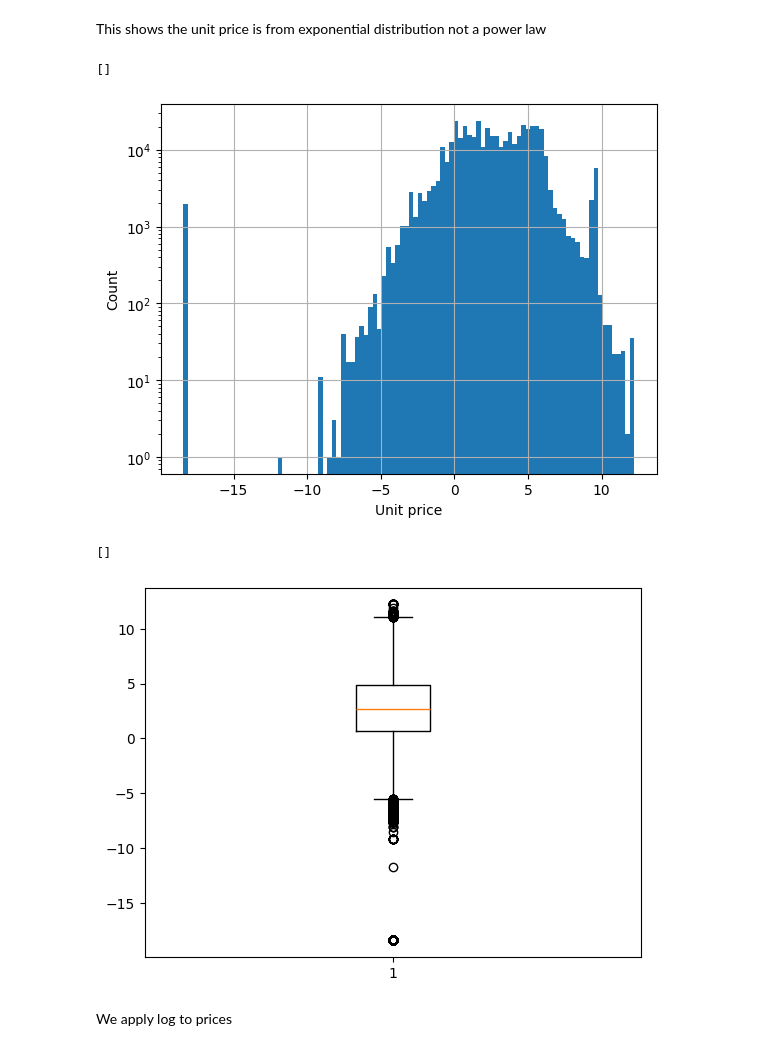
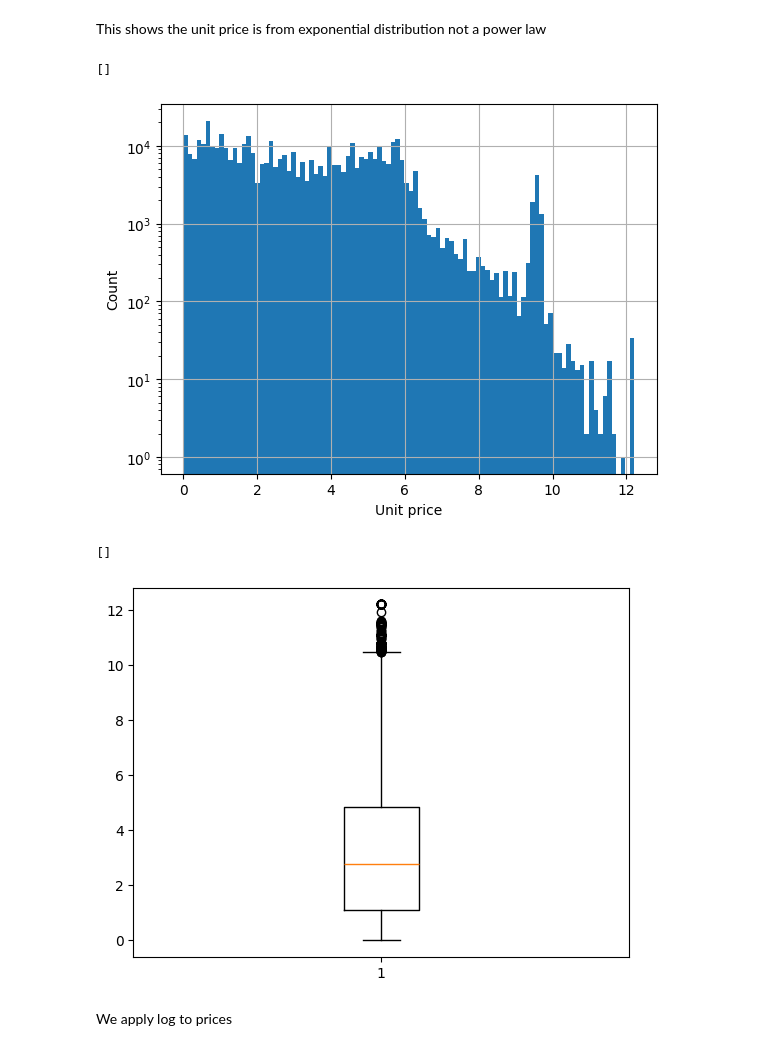
Before and after one commit to AngelUrq/auction_classic, a Jupyter notebook: notebooks/eda.ipynb, the cells around one changed output. Cells and saved outputs as stored; diff of their text form; code cells hidden in the pictures.

```diff
--- a/notebooks/eda.ipynb
+++ b/notebooks/eda.ipynb
@@ -44,20 +44,20 @@ plt.plot()
 # %% [markdown]
 This shows the unit price is from exponential distribution not a power law
 # %%
-plt.hist(np.log(df.unit_price + 1e-8), log=True, bins=100)
+plt.hist(np.log1p(df.unit_price), log=True, bins=100)
 plt.grid()
 plt.xlabel('Unit price')
 plt.ylabel('Count')
 plt.plot()
 # %% [output]
 []
-[figure, old version]
+[figure, new version]
 # %%
-plt.boxplot(np.log(df.unit_price + 1e-8))
+plt.boxplot(np.log1p(df.unit_price + 1e-8))
 plt.plot()
 # %% [output]
 []
-[figure, old version]
+[figure, new version]
 # %% [markdown]
 We apply log to prices
 # %%
```
Also changed, not shown: parts of 4 cells of this notebook, 1 other file.
